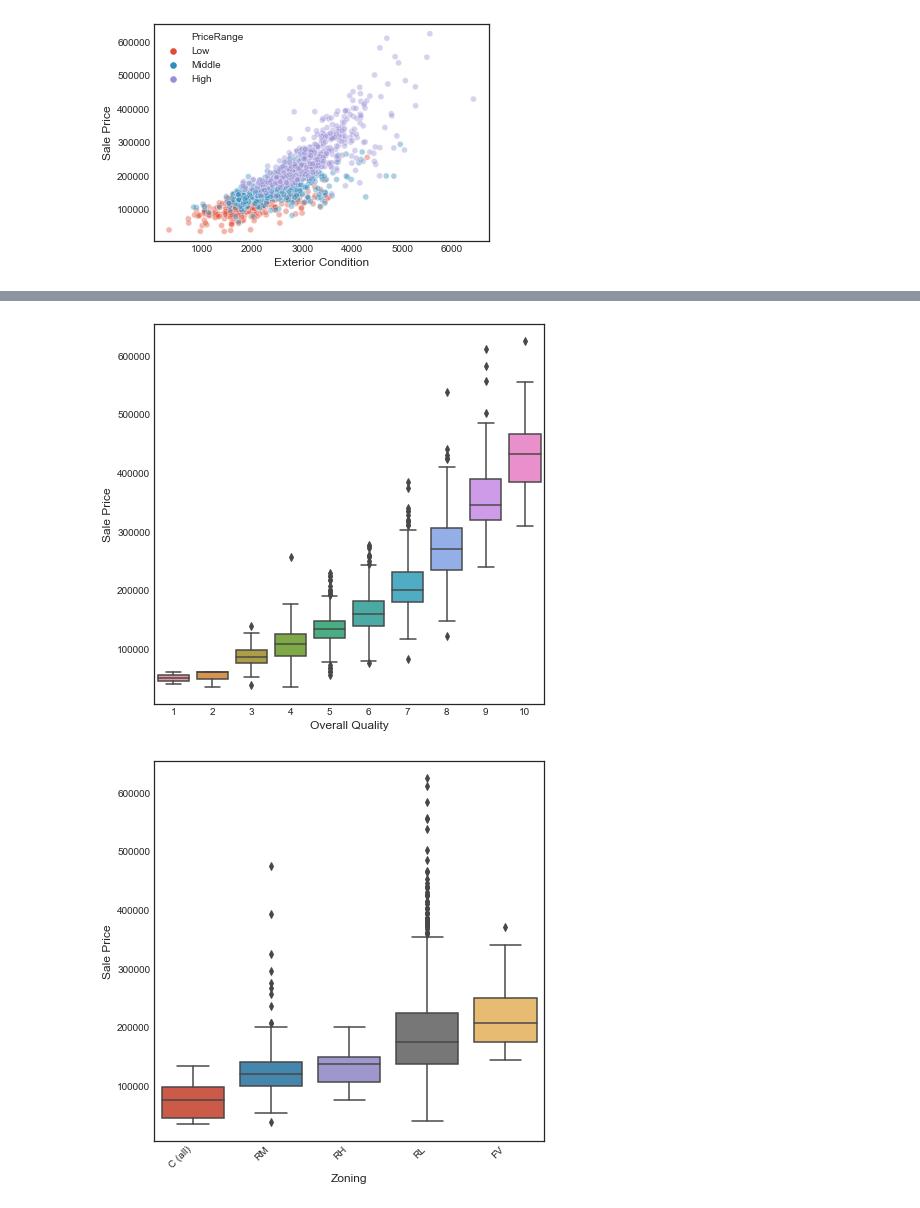
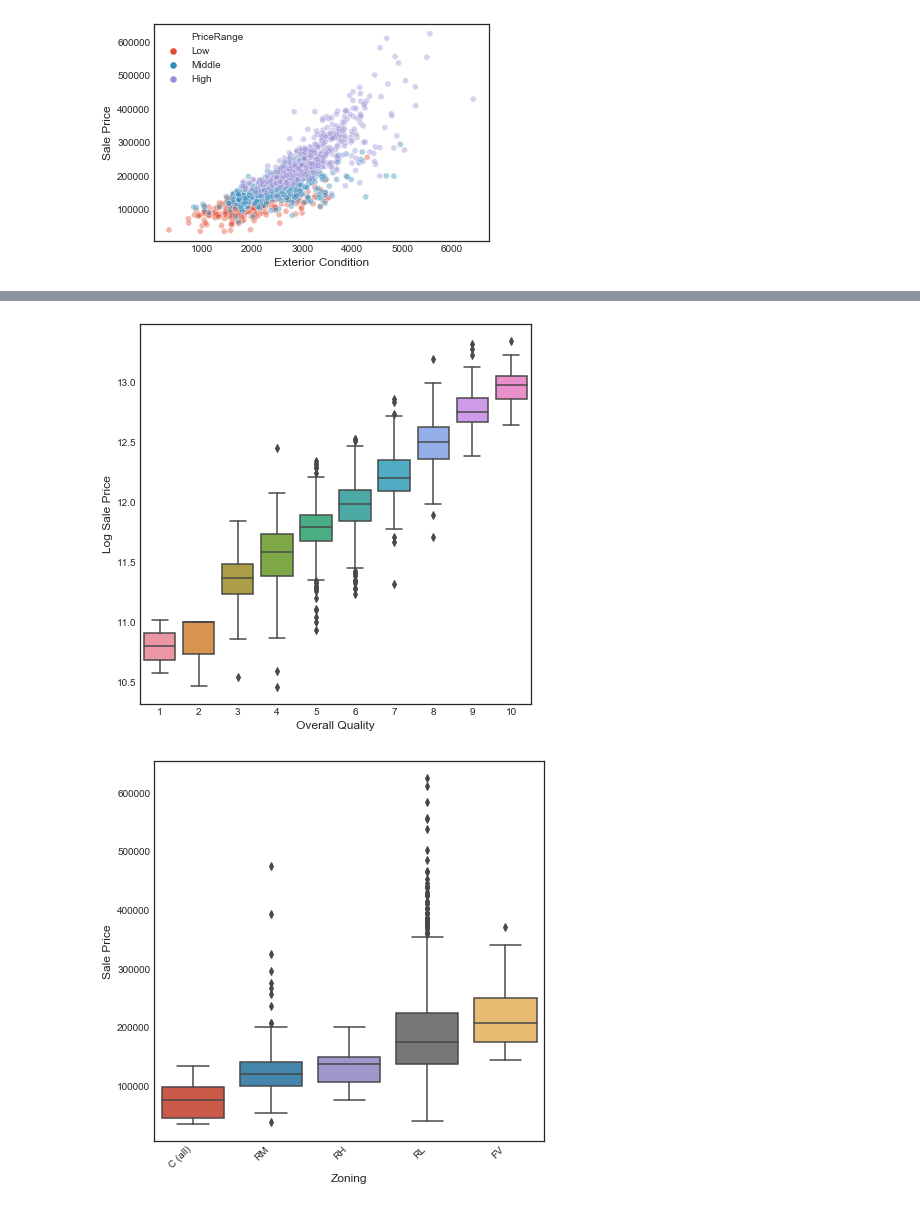
Before and after one commit to snuzbrokh/Ames-Housing, a Jupyter notebook: Sam/workbook.ipynb, the cells around one changed output, grey strips where cells are left out. Saved outputs shown, nothing was run; the diff lists cells and outputs as text; code cells hidden in the pictures.

```diff
--- a/Sam/workbook.ipynb
+++ b/Sam/workbook.ipynb
@@ -180,18 +195,18 @@ ax.set(xlabel='Exterior Condition', ylabel='Sale Price')
 # %%
 # Find the order
 #my_order = train.groupby(by=["Neighborhood"])["SalePrice"].mean().sort_values().index
 
 plt.figure(figsize=(7,7))
-ax = sns.boxplot(x="OverallQual", y='SalePrice', data=train)#, order=my_order)
+ax = sns.boxplot(x="OverallQual", y='logPrice', data=train)#, order=my_order)
 #ax.set_xticklabels(ax.get_xticklabels(), rotation=45, horizontalalignment='right');
 
 
-ax.set(xlabel='Overall Quality', ylabel='Sale Price')
+ax.set(xlabel='Overall Quality', ylabel='Log Sale Price')
 
 
-ax.figure.savefig("./presentation/qualbox_v_sale.svg",bbox_inches='tight')
+ax.figure.savefig("./presentation/qualbox_v_logsale.svg",bbox_inches='tight')
 # %% [output]
-[figure, old version]
+[figure, new version]
 # %%
 # Find the order
 my_order = train.groupby(by=["MSZoning"])["SalePrice"].mean().sort_values().index
```
Also changed, not shown: parts of 18 cells of this notebook, 30 other files.
